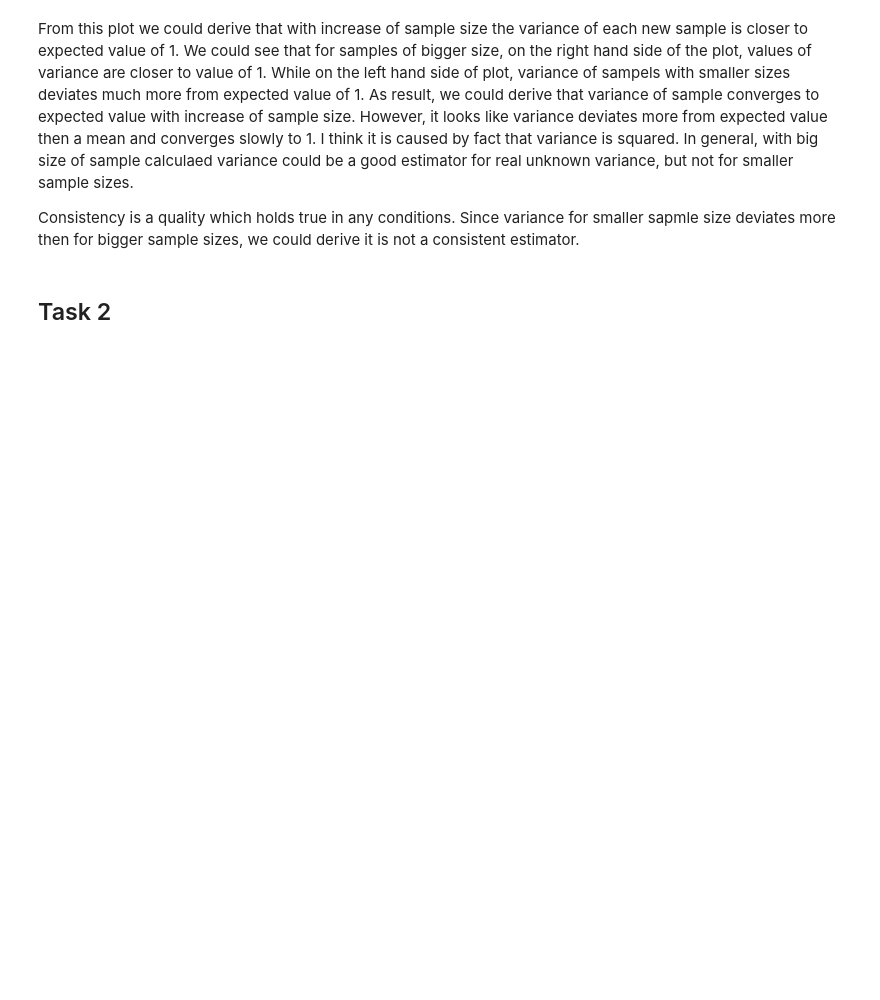
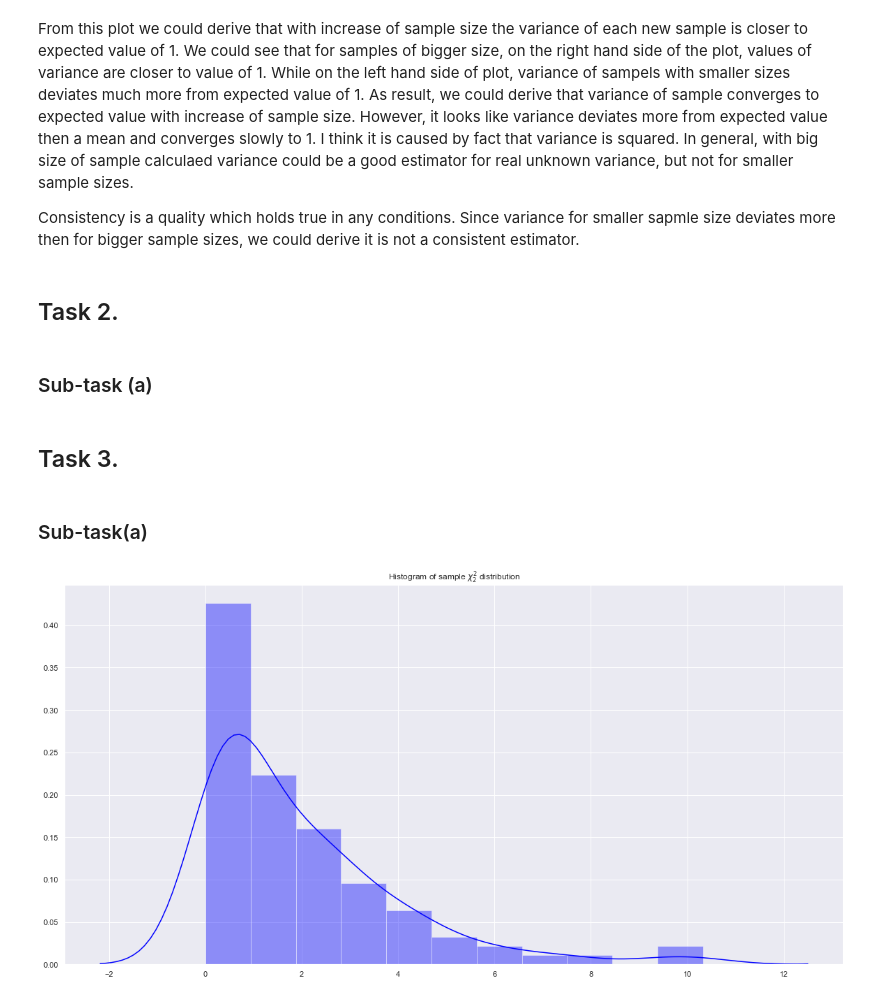
Before and after one commit to kai-wren/Statistic, a Jupyter notebook: Assignment1.ipynb, the cells around one changed output. Drawn from its saved outputs; the diff is of its cells as text; code cells hidden in the pictures; blank space fills up the shorter version.

Commit message:
Assignment1 task 2 added

```diff
--- a/Assignment1.ipynb
+++ b/Assignment1.ipynb
@@ -168,4 +166,30 @@ From this plot we could derive that with increase of sample size the variance of
 
 Consistency is a quality which holds true in any conditions. Since variance for smaller sapmle size deviates more then for bigger sample sizes, we could derive it is not a consistent estimator.
 # %% [markdown]
-## Task 2
+## Task 2.
+# %% [markdown]
+### Sub-task (a)
+# %% [markdown]
+## Task 3.
+# %%
+np.random.seed(7)
+
+b, n, start, step = 1000, 100, 0, 1
+
+d3={}
+df = 2
+
+for i in range(start, b, step):
+    d = np.random.chisquare(df, n)
+    d3['i'+str(i)] = d, i, np.mean(d), np.var(d)
+# %% [markdown]
+### Sub-task(a)
+# %%
+d99, _, _, _ = d3['i99']
+
+plt.figure(figsize=(20,10))
+sns.distplot(d99, color='blue')
+plt.title('Histogram of sample $\chi^2_2$ distribution')
+plt.show()
+# %% [output]
+[figure, added]
```
Also changed, not shown: parts of 22 cells of this notebook.
